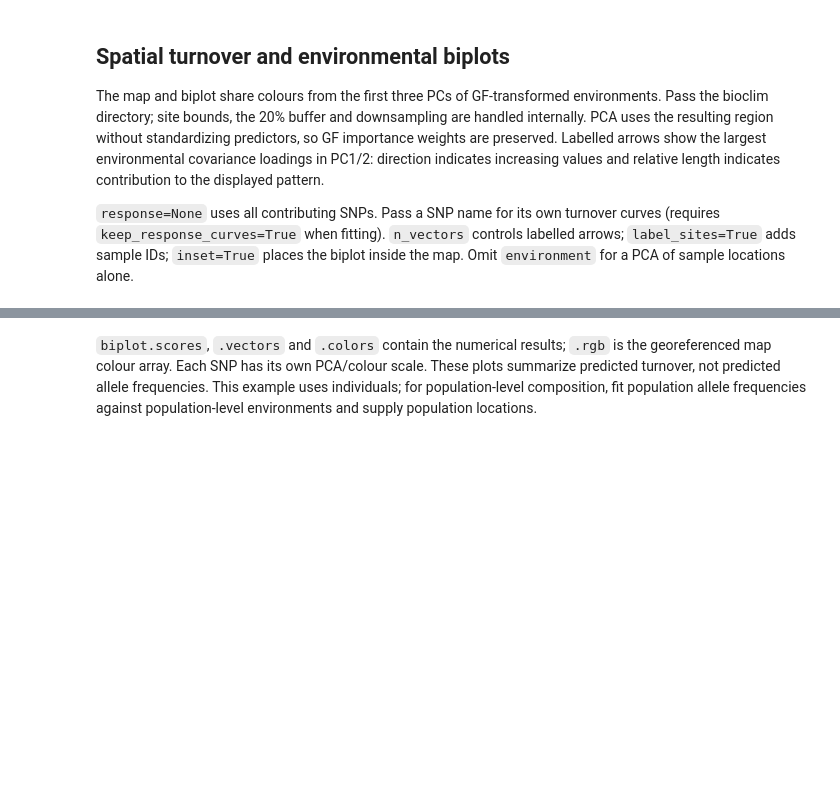
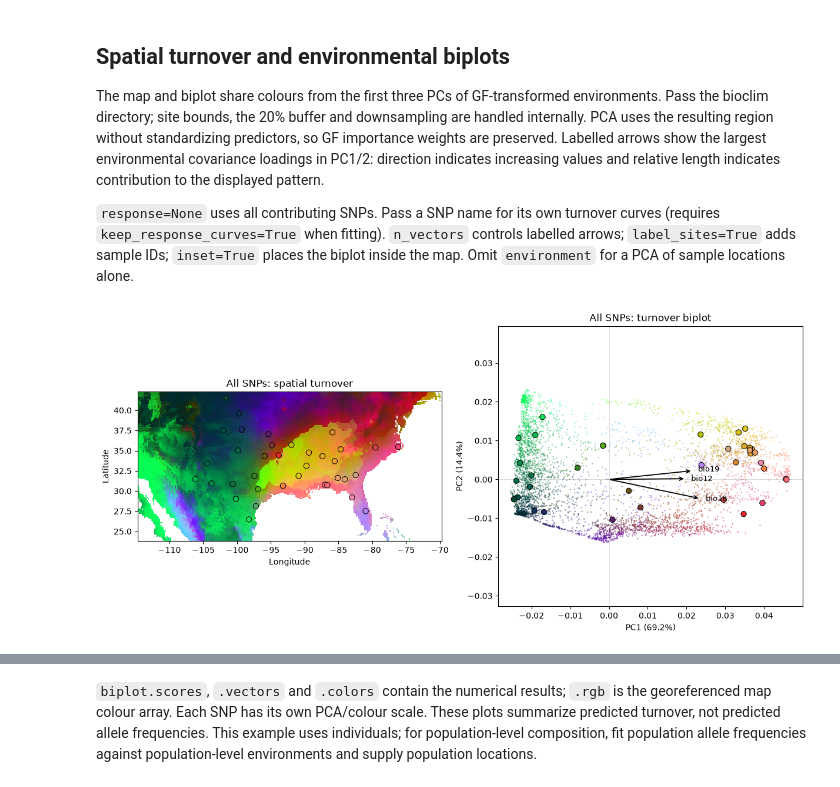
Before and after one commit to Gyrosigma/BIO597-SpatialBiodiversity, a Jupyter notebook: docs/labs/Lab09-GradientForest.ipynb, the cells around one changed output, grey strips where cells are left out. Saved outputs shown, nothing was run; the diff lists cells and outputs as text; code cells hidden in the pictures; blank space fills up the shorter version.

```diff
--- a/docs/labs/Lab09-GradientForest.ipynb
+++ b/docs/labs/Lab09-GradientForest.ipynb
@@ -99,6 +154,8 @@ The map and biplot share colours from the first three PCs of GF-transformed envi
 
 `response=None` uses all contributing SNPs. Pass a SNP name for its own turnover curves (requires `keep_response_curves=True` when fitting). `n_vectors` controls labelled arrows; `label_sites=True` adds sample IDs; `inset=True` places the biplot inside the map. Omit `environment` for a PCA of sample locations alone.
 # %%
-biplot = gf.plot_biplot(X, sites, environment="/home/jovyan/shared-readwrite/bioclim", n_vectors=3)
+biplot = gf.plot_biplot(X, sites, environment="/home/jovyan/shared/bioclim", n_vectors=3)
+# %% [output]
+[figure, added]
 # %%
 snp = gf.response_scores_.oob_r2.idxmax()
```
Also changed, not shown: parts of 10 cells of this notebook.
